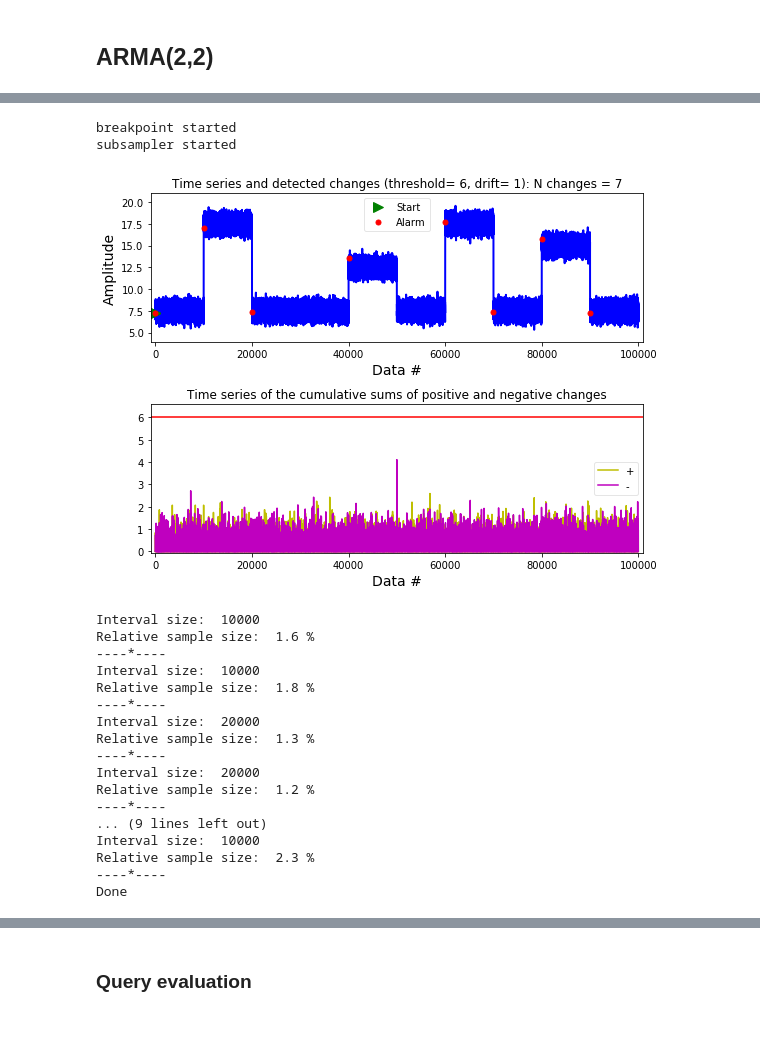
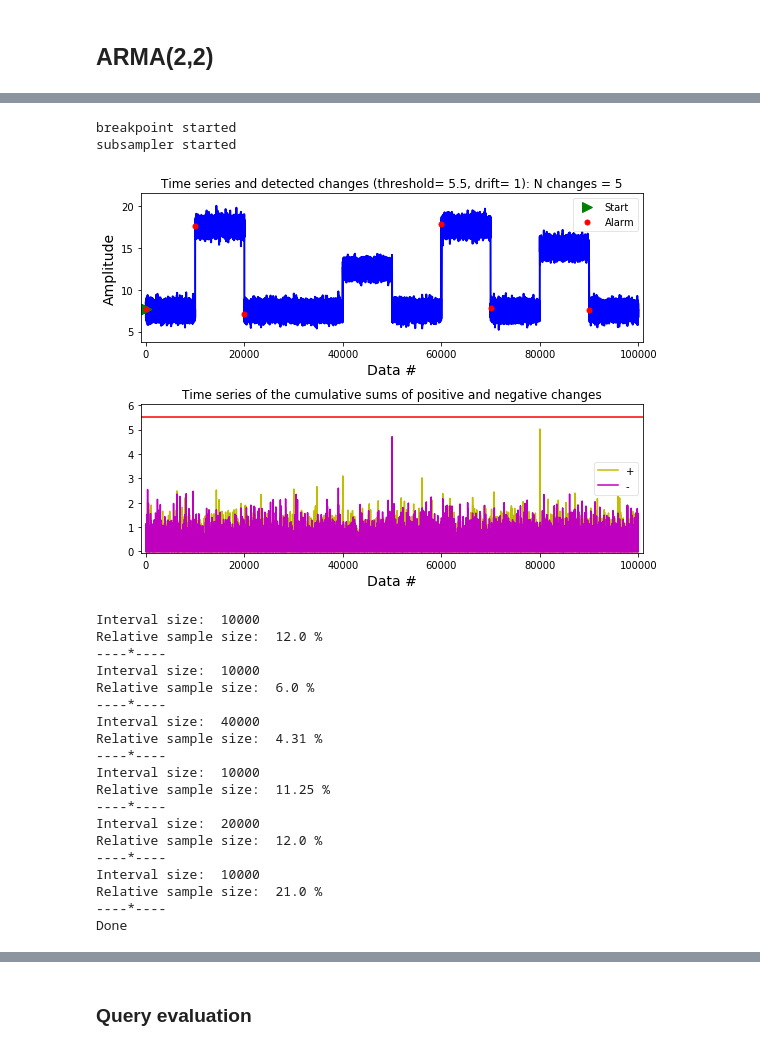
Before and after one commit to Barbarioli/OTSS, a Jupyter notebook: examples.ipynb, the cells around one changed output, grey strips where cells are left out. Cells and saved outputs as stored; diff of their text form; code cells hidden in the pictures.

```diff
--- a/examples.ipynb
+++ b/examples.ipynb
@@ -717,33 +717,35 @@ series.plot(figsize=(10, 5))
 # %%
 # Online subsampler
 
 queue = mp.Queue()
 return_queue = mp.Queue()
 index_queue = mp.Queue()
-p1 = mp.Process(target = detection, args = (series, queue, 6, 1, False, True))
-p2 = mp.Process(target = online_subsampler, args = (0.15,0.01,10,10,series, queue, return_queue,index_queue, 1000))
+p1 = mp.Process(target = detection, args = (series, queue, 5.5, 1, False, True))
+p2 = mp.Process(target = online_subsampler, args = (0.025,0.01,10,75,series, queue, return_queue,index_queue, 1000))
 
 p1.start()
 p2.start()
 # %% [output]
 breakpoint started
 subsampler started
-[figure, old version]
+[figure, new version]
 Interval size:  10000
-Relative sample size:  1.6 %
+Relative sample size:  12.0 %
 ----*----
 Interval size:  10000
-Relative sample size:  1.8 %
+Relative sample size:  6.0 %
+----*----
+Interval size:  40000
+Relative sample size:  4.31 %
+----*----
+Interval size:  10000
+Relative sample size:  11.25 %
 ----*----
 Interval size:  20000
-Relative sample size:  1.3 %
+Relative sample size:  12.0 %
 ----*----
-Interval size:  20000
-Relative sample size:  1.2 %
-----*----
-... (9 lines left out)
 Interval size:  10000
-Relative sample size:  2.3 %
+Relative sample size:  21.0 %
 ----*----
 Done
 # %%
```
Also changed, not shown: parts of 33 cells of this notebook.
